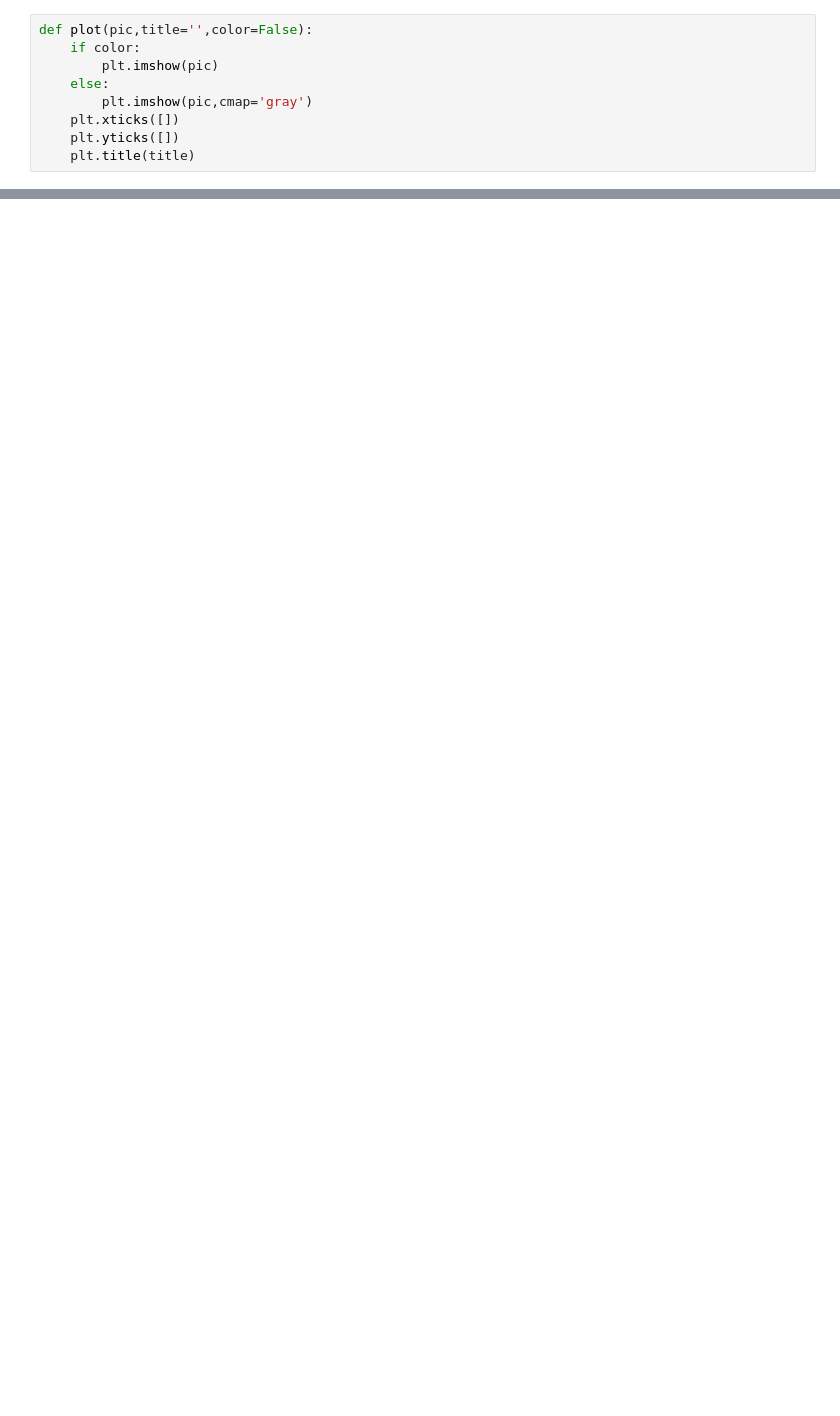
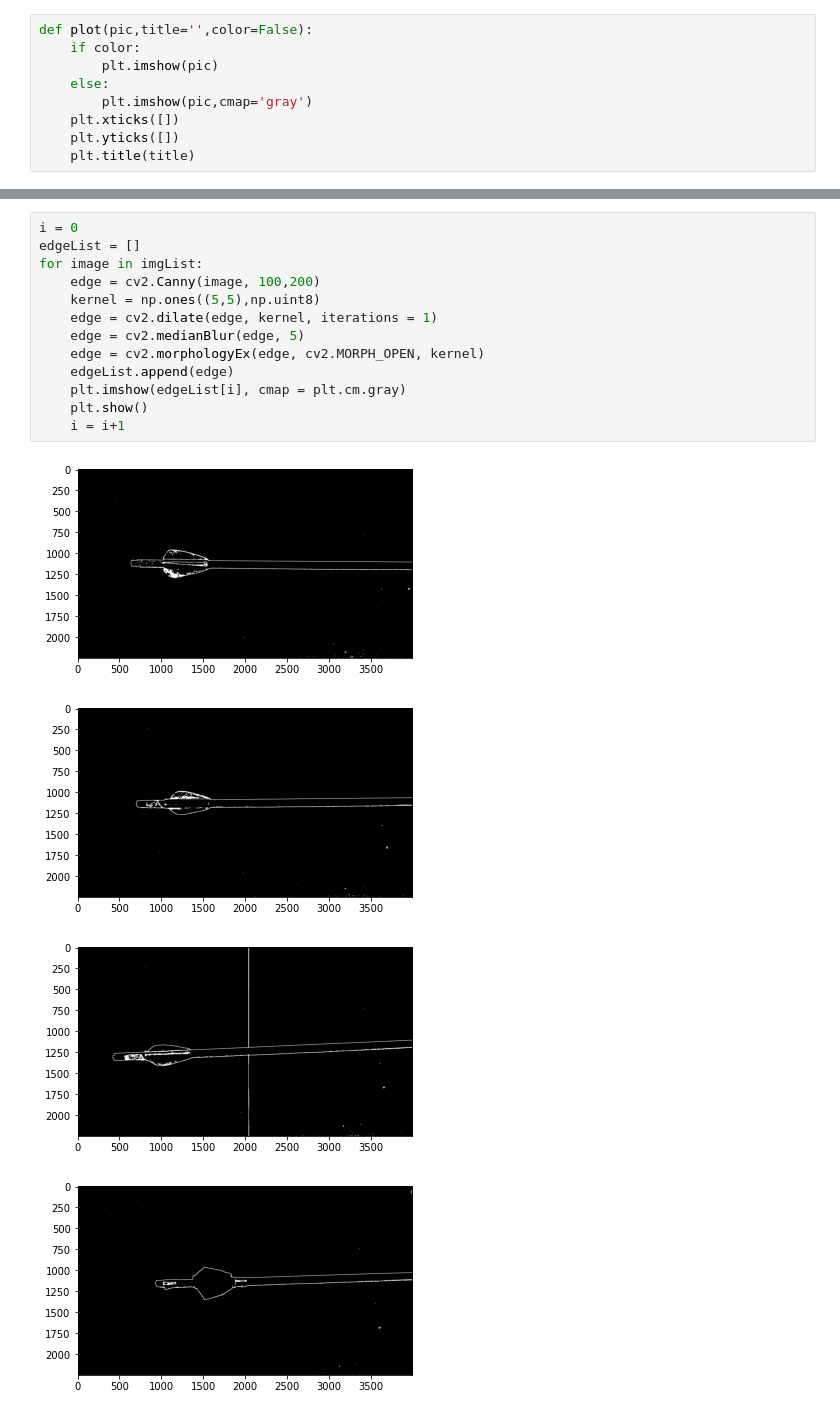
Before and after one commit to sofiaponteb/Clasificacion-Flechas, a Jupyter notebook: ProyectoTIA.ipynb, the cells around one changed output, grey strips where cells are left out. Cells and saved outputs as stored; diff of their text form; blank space fills up the shorter version.

```diff
--- a/ProyectoTIA.ipynb
+++ b/ProyectoTIA.ipynb
@@ -40,0 +68,18 @@ plt.show()
+# %%
+i = 0
+edgeList = []
+for image in imgList:
+    edge = cv2.Canny(image, 100,200)
+    kernel = np.ones((5,5),np.uint8)
+    edge = cv2.dilate(edge, kernel, iterations = 1)
+    edge = cv2.medianBlur(edge, 5)
+    edge = cv2.morphologyEx(edge, cv2.MORPH_OPEN, kernel)
+    edgeList.append(edge)
+    plt.imshow(edgeList[i], cmap = plt.cm.gray)
+    plt.show()
+    i = i+1
+# %% [output]
+[figure, added]
+[figure, added]
+[figure, added]
+[figure, added]
```
Also changed, not shown: parts of 5 cells of this notebook, 1 other file.
